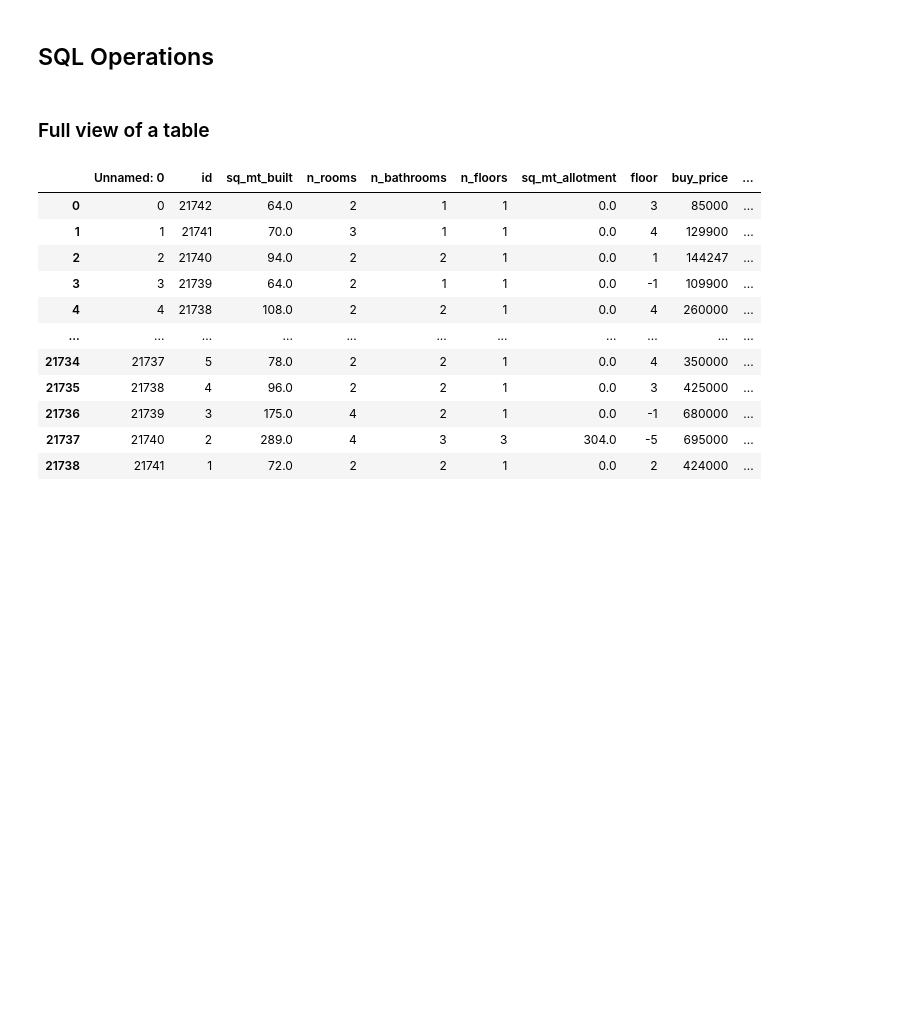
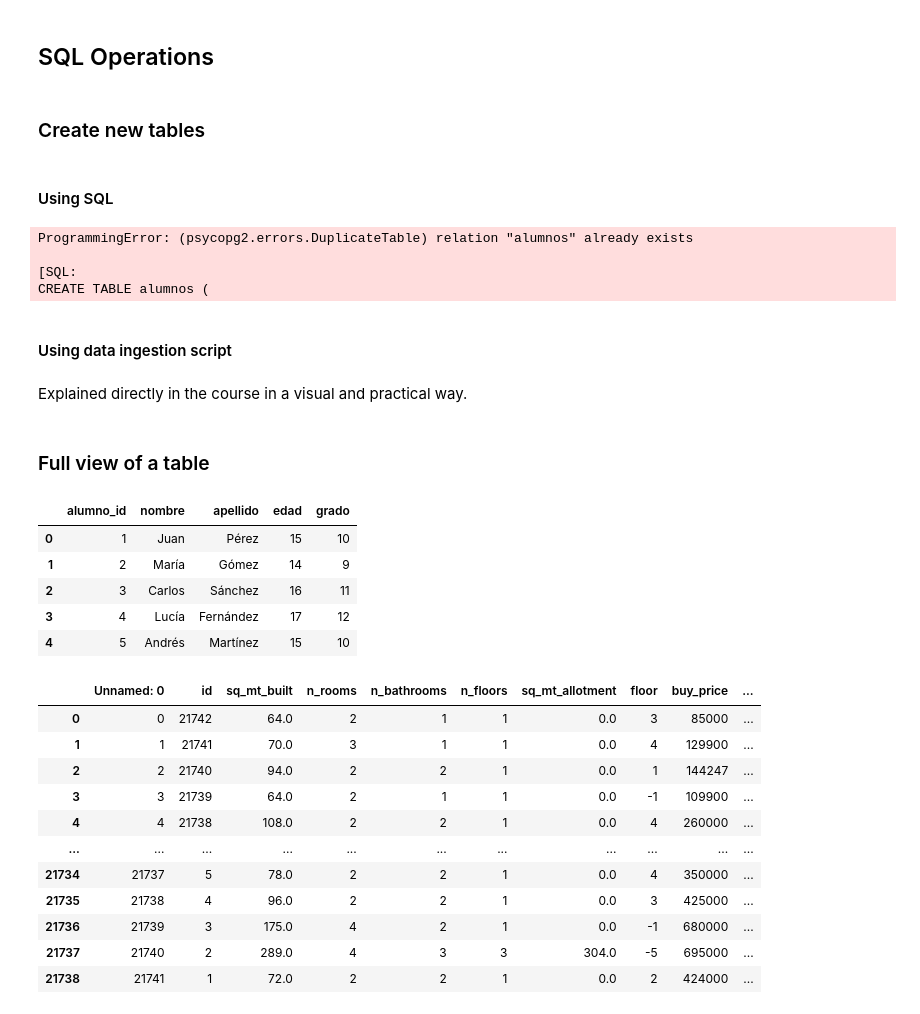
Before and after one commit to FabioScielzoOrtiz/SQL-course, a Jupyter notebook: notebooks/SQL_course.ipynb, the cells around one changed output. Saved outputs shown, nothing was run; the diff lists cells and outputs as text; code cells hidden in the pictures; blank space fills up the shorter version.

```diff
--- a/notebooks/SQL_course.ipynb
+++ b/notebooks/SQL_course.ipynb
@@ -34,8 +47,67 @@ pd.read_sql(query, con=engine)
 ---
 # %% [markdown]
 ## SQL Operations
+# %% [markdown]
+### Create new tables
+# %% [markdown]
+#### Using SQL
+# %%
+# Crear una conexión con el motor
+
+# Sentencias SQL para crear las tablas usando text()
+create_alumnos_table = text("""
+CREATE TABLE alumnos (
+    alumno_id INTEGER PRIMARY KEY,
+    nombre TEXT,
+    apellido TEXT,
+    edad INTEGER,
+    grado INTEGER
+);
+""")
+
+# Ejecutar las sentencias SQL para crear las tablas
+connection.execute(create_alumnos_table)
+
+# Sentencias SQL para insertar registros en las tablas usando text()
+insert_alumnos = text("""
+INSERT INTO alumnos (alumno_id, nombre, apellido, edad, grado) VALUES
+(1, 'Juan', 'Pérez', 15, 10),
+(2, 'María', 'Gómez', 14, 9),
+(3, 'Carlos', 'Sánchez', 16, 11),
+(4, 'Lucía', 'Fernández', 17, 12),
+(5, 'Andrés', 'Martínez', 15, 10);
+""")
+
+# Ejecutar las sentencias SQL para insertar los registros
+connection.execute(insert_alumnos)
+
+print("Tablas creadas y registros insertados exitosamente.")
+
+connection.commit()
+
+print("Cambios comprometidos (commited)")
+# %% [output]
+ProgrammingError: (psycopg2.errors.DuplicateTable) relation "alumnos" already exists
+
+[SQL:
+CREATE TABLE alumnos (
+# %% [markdown]
+#### Using data ingestion script
+# %% [markdown]
+Explained directly in the course in a visual and practical way.
 # %% [markdown]
 ### Full view of a table
+# %%
+query = 'SELECT * FROM alumnos'
+df = pd.read_sql(query, con=engine)
+df
+# %% [output]
+|  | alumno_id | nombre | apellido | edad | grado |
+| 0 | 1 | Juan | Pérez | 15 | 10 |
+| 1 | 2 | María | Gómez | 14 | 9 |
+| 2 | 3 | Carlos | Sánchez | 16 | 11 |
+| 3 | 4 | Lucía | Fernández | 17 | 12 |
+| 4 | 5 | Andrés | Martínez | 15 | 10 |
 # %%
 query = 'SELECT * FROM madrid_houses'
 df = pd.read_sql(query, con=engine)
```
Also changed, not shown: parts of 3 cells of this notebook, 46 other files.
